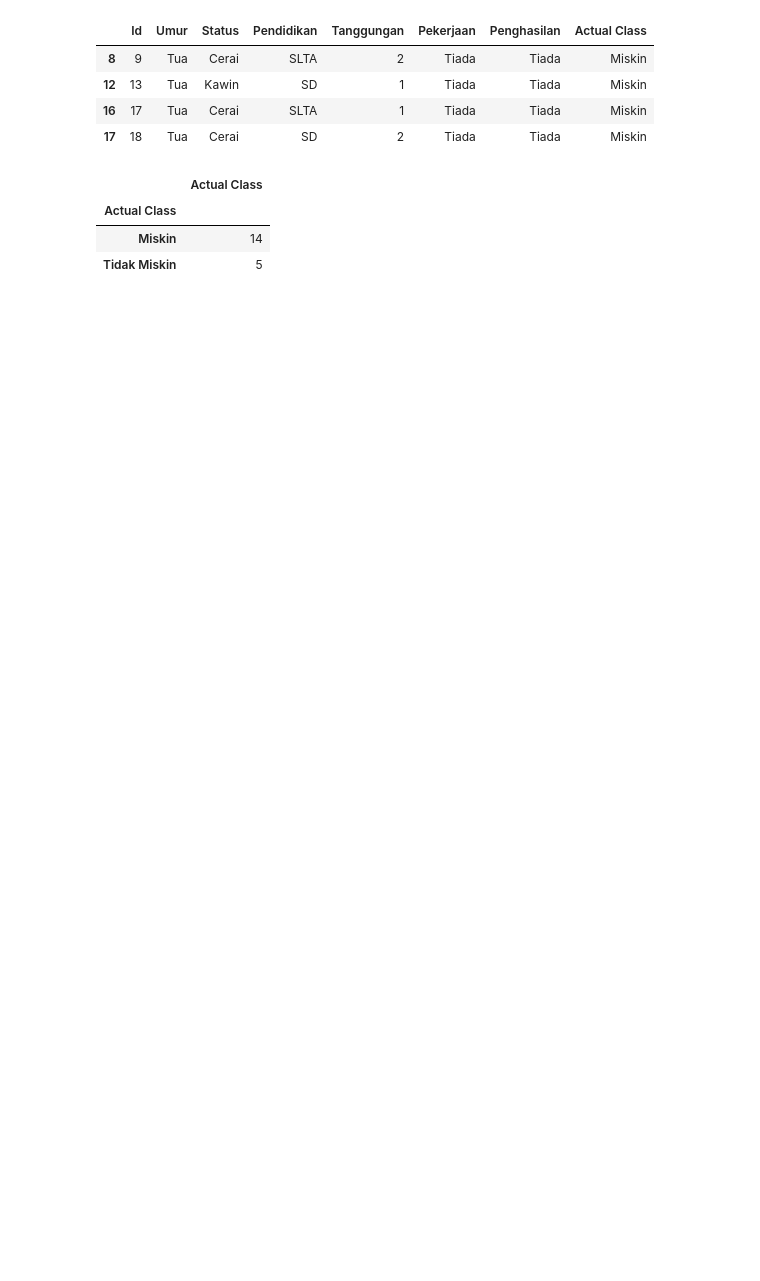
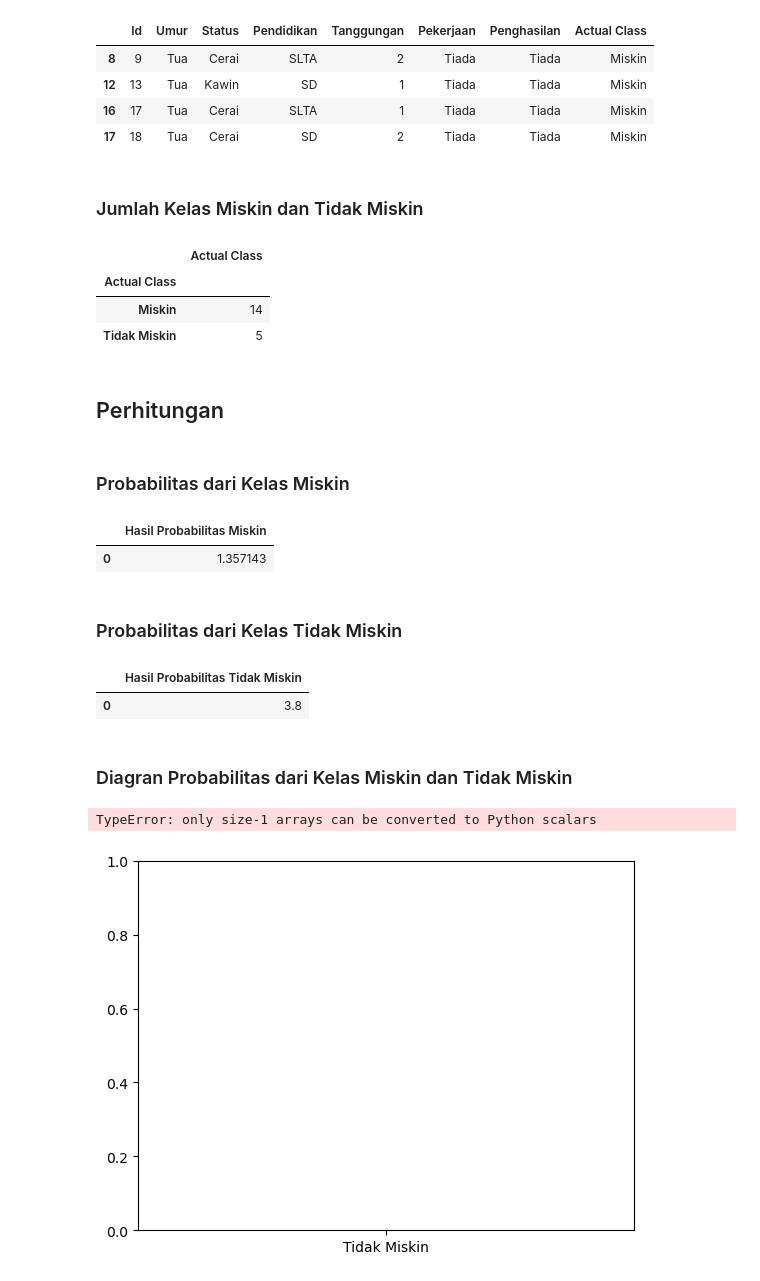
Before and after one commit to suryalynx/Pemodelan-dan-simulasi, a Jupyter notebook: TugasBesar.ipynb, the cells around one changed output. Saved outputs shown, nothing was run; the diff lists cells and outputs as text; code cells hidden in the pictures; blank space fills up the shorter version.

```diff
--- a/TugasBesar.ipynb
+++ b/TugasBesar.ipynb
@@ -285,6 +353,8 @@ ptiada
 | 12 | 13 | Tua | Kawin | SD | 1 | Tiada | Tiada | Miskin |
 | 16 | 17 | Tua | Cerai | SLTA | 1 | Tiada | Tiada | Miskin |
 | 17 | 18 | Tua | Cerai | SD | 2 | Tiada | Tiada | Miskin |
+# %% [markdown]
+### Jumlah Kelas Miskin dan Tidak Miskin
 # %%
 actualclass = data.groupby("Actual Class")["Actual Class"].count()
 pd.DataFrame(actualclass)
@@ -293,3 +363,33 @@ pd.DataFrame(actualclass)
 | Actual Class |  |
 | Miskin | 14 |
 | Tidak Miskin | 5 |
+# %% [markdown]
+## Perhitungan
+# %% [markdown]
+### Probabilitas dari Kelas Miskin
+# %%
+data["Hasil Probabilitas Miskin"] = 19 / 14
+probmiskin = data["Hasil Probabilitas Miskin"]
+pd.DataFrame(probmiskin.head(1))
+# %% [output]
+|  | Hasil Probabilitas Miskin |
+| 0 | 1.357143 |
+# %% [markdown]
+### Probabilitas dari Kelas Tidak Miskin
+# %%
+data["Hasil Probabilitas Tidak Miskin"] = 19 / 5
+probtidakmiskin = data["Hasil Probabilitas Tidak Miskin"]
+pd.DataFrame(probtidakmiskin.head(1))
+# %% [output]
+|  | Hasil Probabilitas Tidak Miskin |
+| 0 | 3.8 |
+# %% [markdown]
+### Diagran Probabilitas dari Kelas Miskin dan Tidak Miskin
+# %%
+categories = data["Actual Class"]
+values = [probmiskin, probtidakmiskin]
+plt.bar(categories, values)
+plt.show()
+# %% [output]
+TypeError: only size-1 arrays can be converted to Python scalars
+[figure, added]
```
Also changed, not shown: parts of 35 cells of this notebook.
